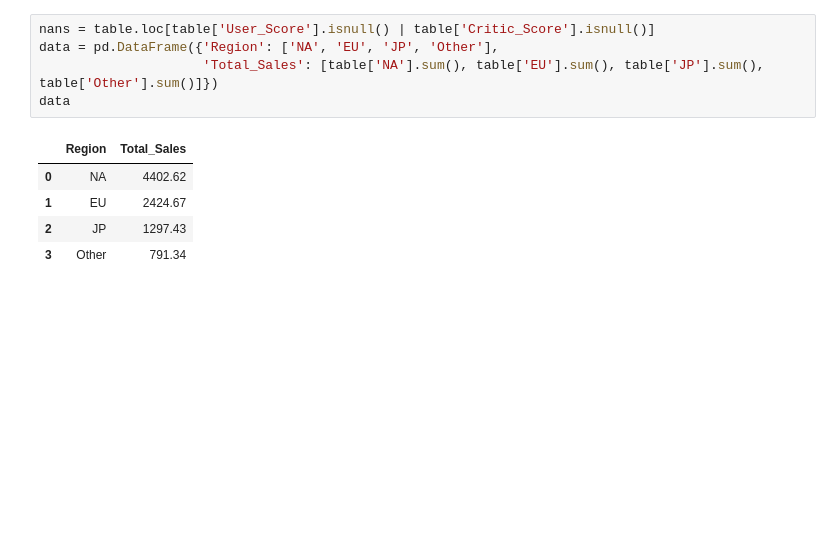
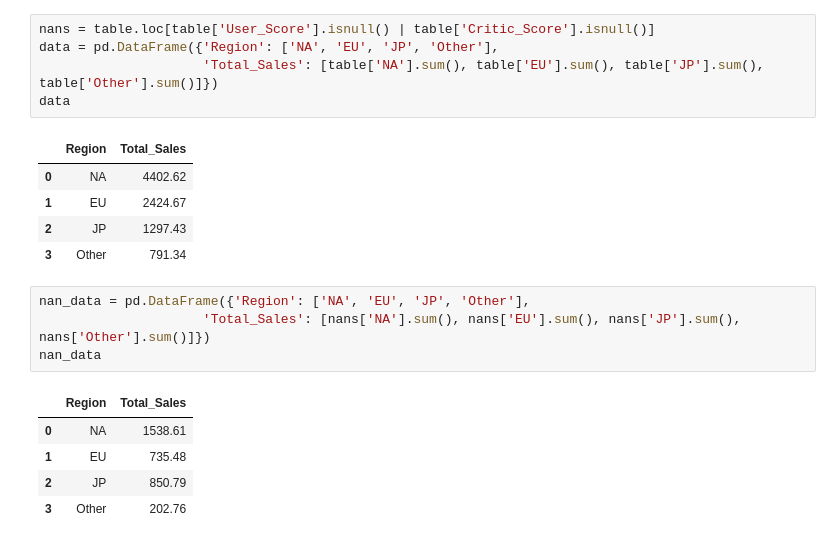
Before and after one commit to chrisyue1998/Data-Science-Projects, a Jupyter notebook: final_project/Untitled1.ipynb, the cells around one changed output. Saved outputs shown, nothing was run; the diff lists cells and outputs as text; blank space fills up the shorter version.

```diff
--- a/final_project/Untitled1.ipynb
+++ b/final_project/Untitled1.ipynb
@@ -61,3 +75,13 @@ data
 | 1 | EU | 2424.67 |
 | 2 | JP | 1297.43 |
 | 3 | Other | 791.34 |
+# %%
+nan_data = pd.DataFrame({'Region': ['NA', 'EU', 'JP', 'Other'],
+                     'Total_Sales': [nans['NA'].sum(), nans['EU'].sum(), nans['JP'].sum(), nans['Other'].sum()]})
+nan_data
+# %% [output]
+|  | Region | Total_Sales |
+| 0 | NA | 1538.61 |
+| 1 | EU | 735.48 |
+| 2 | JP | 850.79 |
+| 3 | Other | 202.76 |
```
Also changed, not shown: parts of 1 cell of this notebook, 2 other files.
